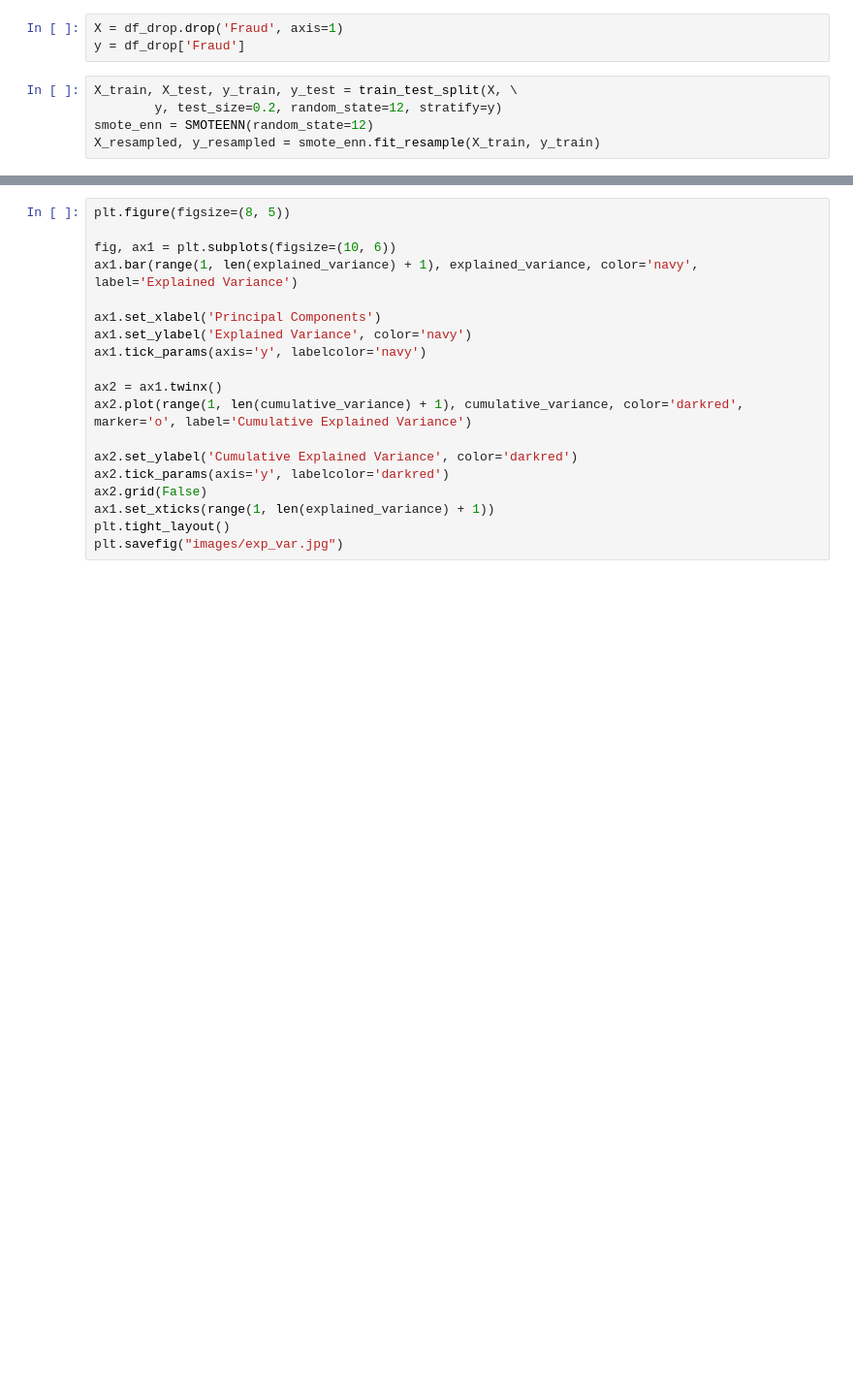
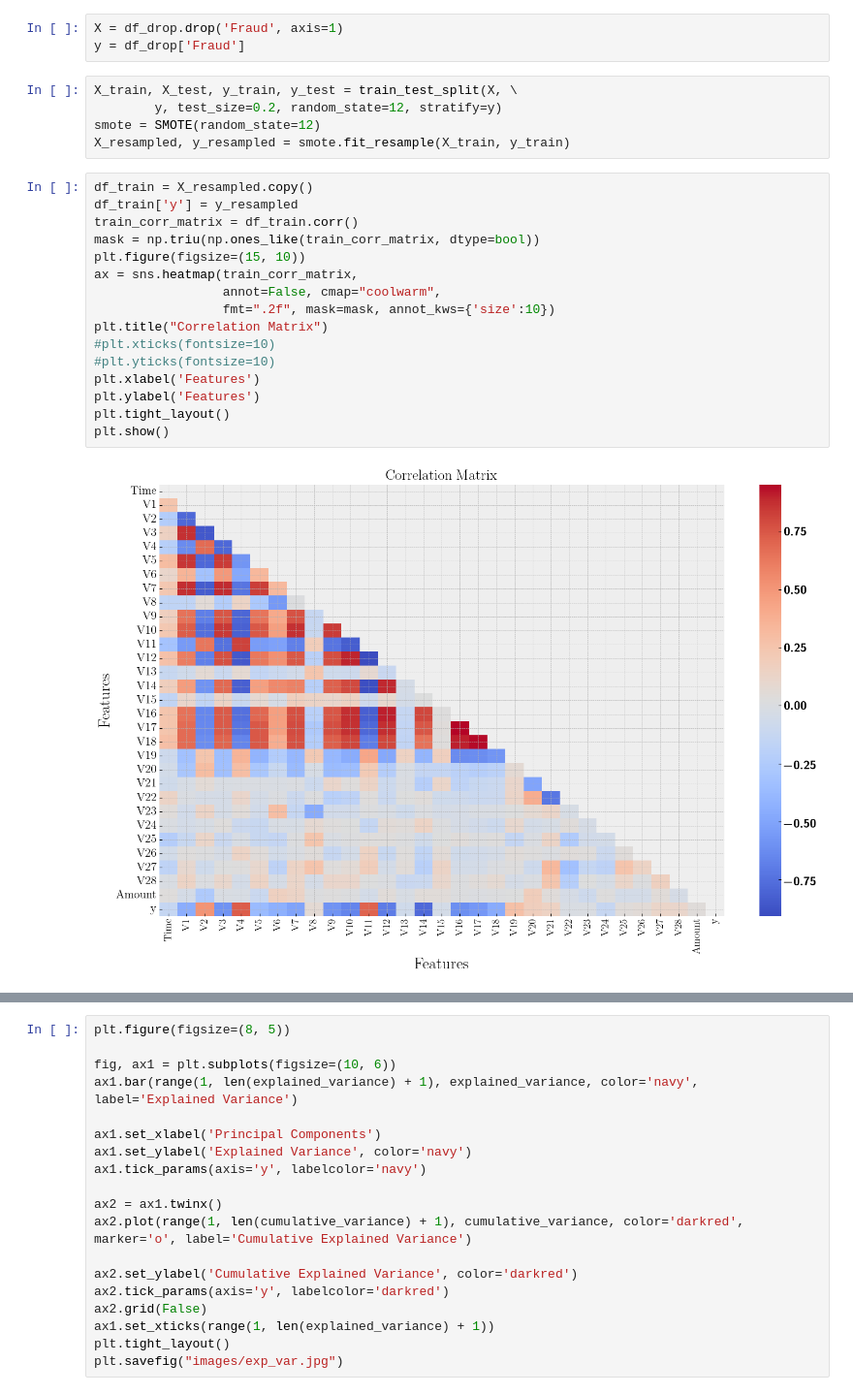
Before and after one commit to evanfrang/fraud_detection, a Jupyter notebook: fraud_eda.ipynb, the cells around one changed output, grey strips where cells are left out. Shown at 97% size. Saved outputs shown, nothing was run; the diff lists cells and outputs as text; blank space fills up the shorter version.

```diff
--- a/fraud_eda.ipynb
+++ b/fraud_eda.ipynb
@@ -138,8 +138,26 @@ y = df_drop['Fraud']
 # %%
 X_train, X_test, y_train, y_test = train_test_split(X, \
         y, test_size=0.2, random_state=12, stratify=y)
-smote_enn = SMOTEENN(random_state=12)
-X_resampled, y_resampled = smote_enn.fit_resample(X_train, y_train)
+smote = SMOTE(random_state=12)
+X_resampled, y_resampled = smote.fit_resample(X_train, y_train)
+# %%
+df_train = X_resampled.copy()
+df_train['y'] = y_resampled
+train_corr_matrix = df_train.corr()
+mask = np.triu(np.ones_like(train_corr_matrix, dtype=bool))
+plt.figure(figsize=(15, 10))
+ax = sns.heatmap(train_corr_matrix,
+                 annot=False, cmap="coolwarm",
+                 fmt=".2f", mask=mask, annot_kws={'size':10})
+plt.title("Correlation Matrix")
+#plt.xticks(fontsize=10)
+#plt.yticks(fontsize=10)
+plt.xlabel('Features')
+plt.ylabel('Features')
+plt.tight_layout()
+plt.show()
+# %% [output]
+[figure, added]
 # %%
 scaler = StandardScaler()
 X_scaled = scaler.fit_transform(X_resampled)
```
Also changed, not shown: parts of 4 cells of this notebook, 7 other files.
